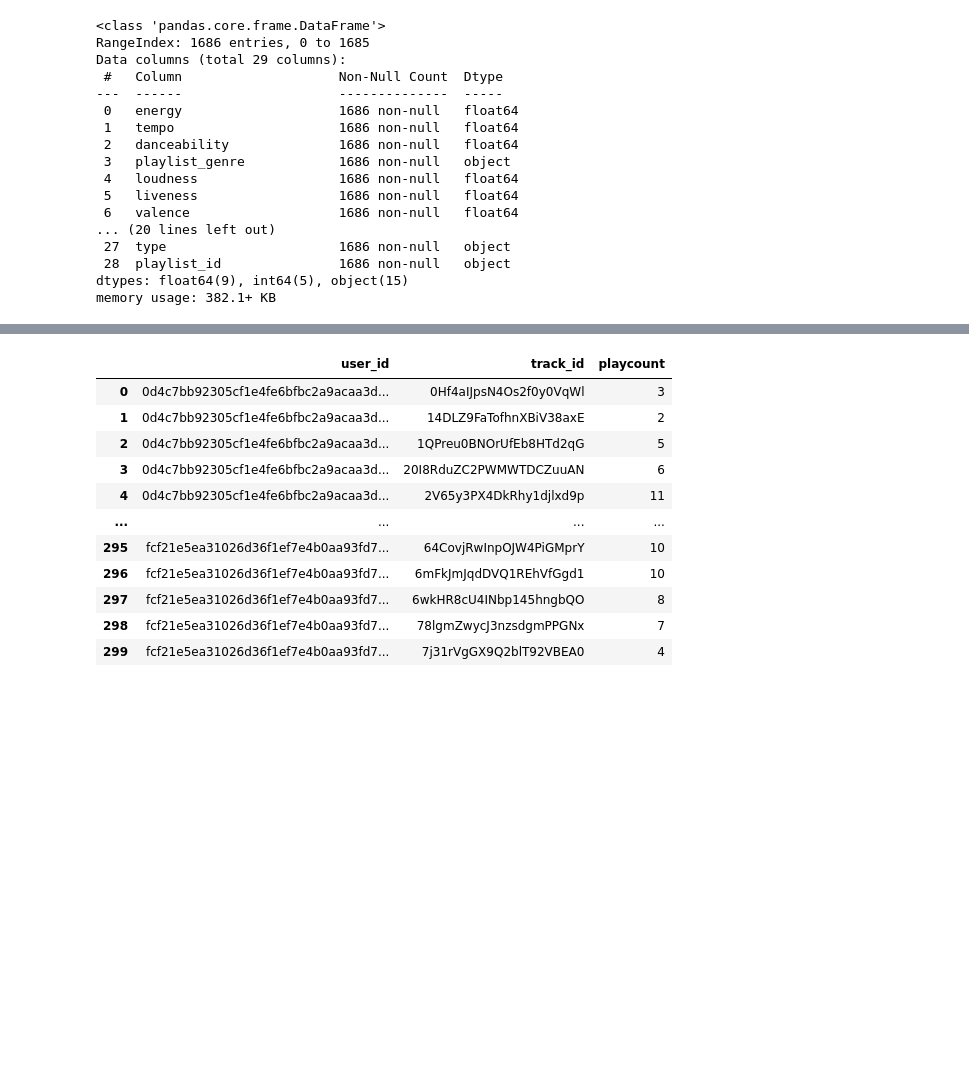
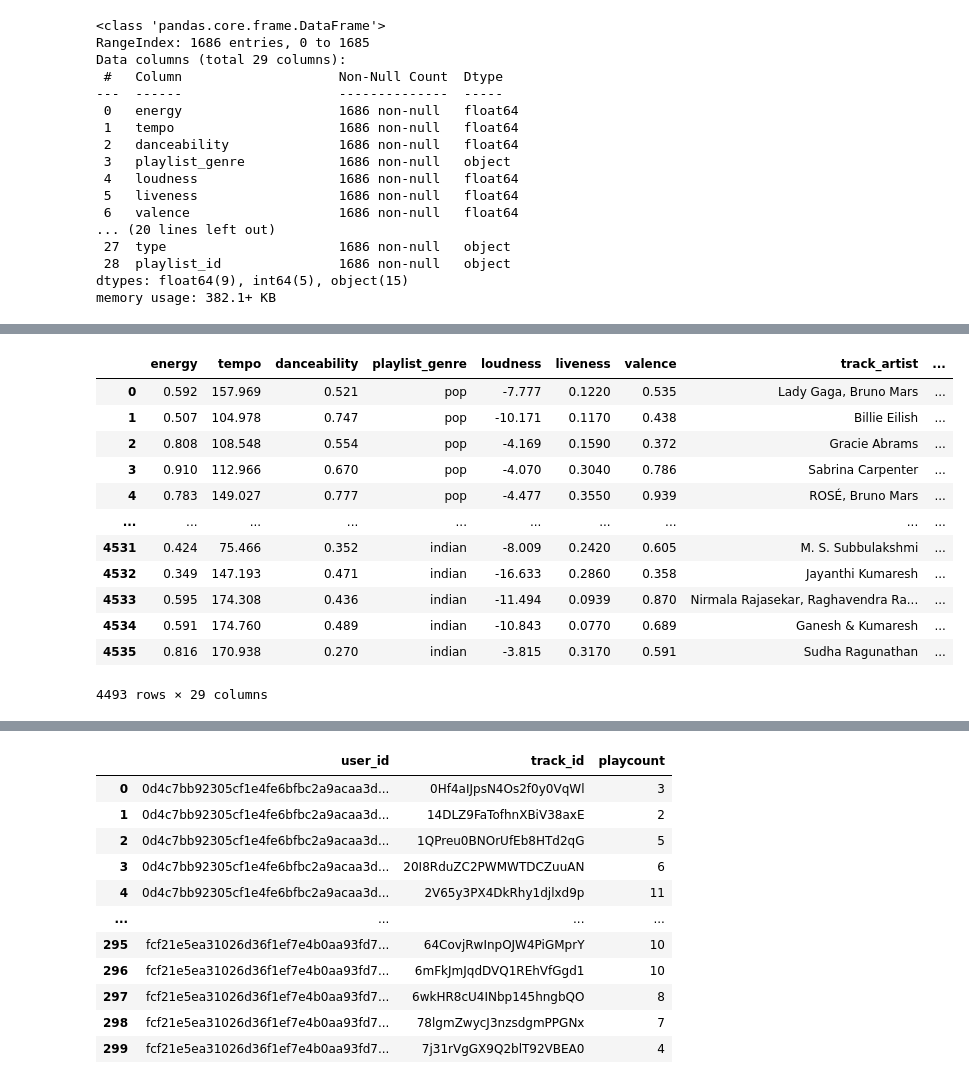
Before and after one commit to RhoYul/Machine_Learning_Term_Project, a Jupyter notebook: ML_Song_Recommend.ipynb, the cells around one changed output, grey strips where cells are left out. Saved outputs shown, nothing was run; the diff lists cells and outputs as text; code cells hidden in the pictures; blank space fills up the shorter version.

```diff
--- a/ML_Song_Recommend.ipynb
+++ b/ML_Song_Recommend.ipynb
@@ -122,3 +107,21 @@ df_high['track_artist'].nunique()
+# %%
+df = pd.concat([df_high, df_low], ignore_index=True)
+df = df.drop_duplicates(subset='track_id', keep='first')
+df
+# %% [output]
+|  | energy | tempo | danceability | playlist_genre | loudness | liveness | valence | track_artist | ... |
+| 0 | 0.592 | 157.969 | 0.521 | pop | -7.777 | 0.1220 | 0.535 | Lady Gaga, Bruno Mars | ... |
+| 1 | 0.507 | 104.978 | 0.747 | pop | -10.171 | 0.1170 | 0.438 | Billie Eilish | ... |
+| 2 | 0.808 | 108.548 | 0.554 | pop | -4.169 | 0.1590 | 0.372 | Gracie Abrams | ... |
+| 3 | 0.910 | 112.966 | 0.670 | pop | -4.070 | 0.3040 | 0.786 | Sabrina Carpenter | ... |
+| 4 | 0.783 | 149.027 | 0.777 | pop | -4.477 | 0.3550 | 0.939 | ROSÉ, Bruno Mars | ... |
+| ... | ... | ... | ... | ... | ... | ... | ... | ... | ... |
+| 4531 | 0.424 | 75.466 | 0.352 | indian | -8.009 | 0.2420 | 0.605 | M. S. Subbulakshmi | ... |
+| 4532 | 0.349 | 147.193 | 0.471 | indian | -16.633 | 0.2860 | 0.358 | Jayanthi Kumaresh | ... |
+| 4533 | 0.595 | 174.308 | 0.436 | indian | -11.494 | 0.0939 | 0.870 | Nirmala Rajasekar, Raghavendra Ra... | ... |
+| 4534 | 0.591 | 174.760 | 0.489 | indian | -10.843 | 0.0770 | 0.689 | Ganesh & Kumaresh | ... |
+| 4535 | 0.816 | 170.938 | 0.270 | indian | -3.815 | 0.3170 | 0.591 | Sudha Ragunathan | ... |
+4493 rows × 29 columns
 # %%
 import matplotlib.pyplot as plt
 
```
Also changed, not shown: parts of 17 cells of this notebook.
